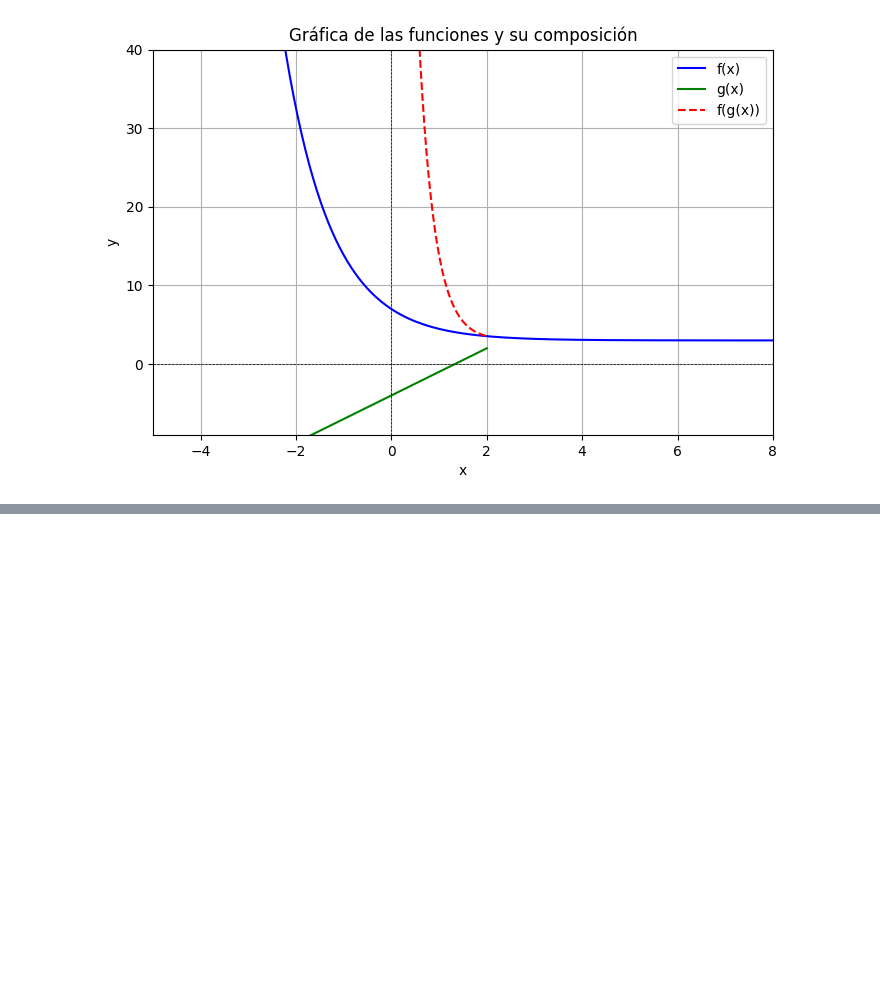
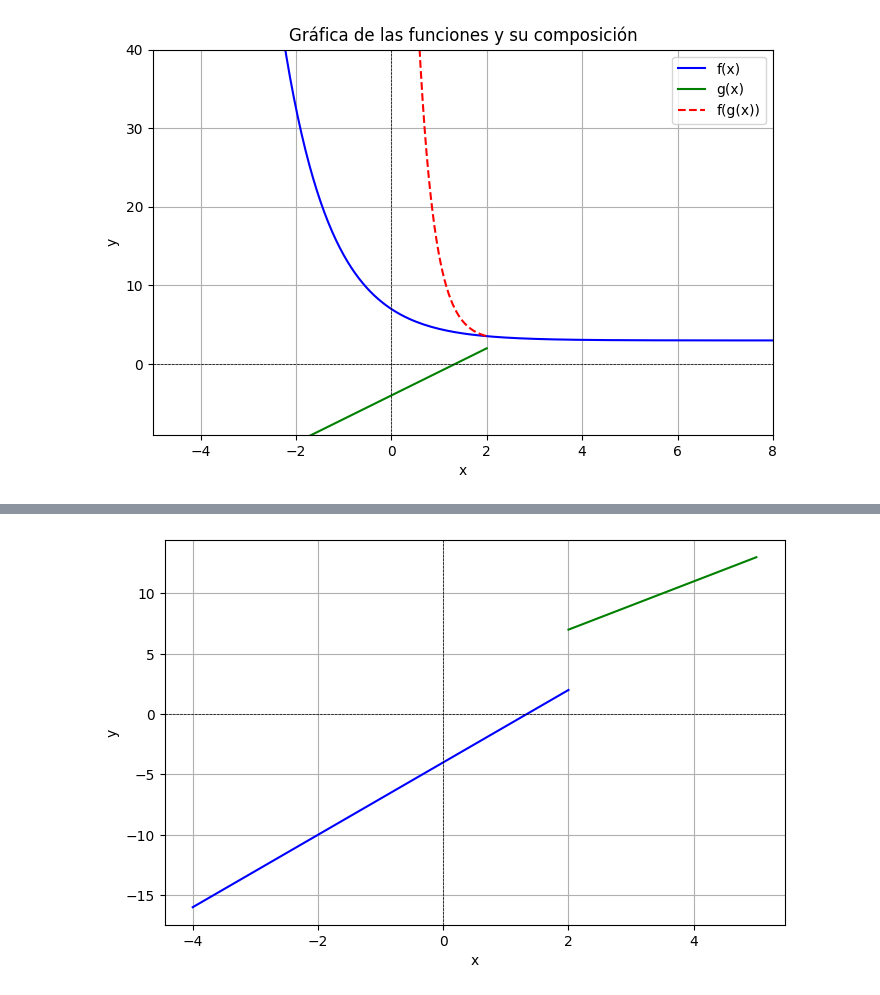
Before and after one commit to jarsmp37/progavan, a Jupyter notebook: gráficas_cálculo.ipynb, the cells around one changed output, grey strips where cells are left out. Saved outputs shown, nothing was run; the diff lists cells and outputs as text; code cells hidden in the pictures; blank space fills up the shorter version.

```diff
--- a/gráficas_cálculo.ipynb
+++ b/gráficas_cálculo.ipynb
@@ -149,0 +239,30 @@ plt.show()
+# %%
+import numpy as np
+import matplotlib.pyplot as plt
+def funcion1(x):
+    return (3*x)-4
+def funcion2(x):
+    return (2*x)+3
+
+x1 = np.linspace(-4, 2, 500)
+x2 = np.linspace(2, 5, 500)
+
+y1 = funcion1(x1)
+y2 = funcion2(x2)
+
+
+plt.figure(figsize=(8, 5))
+plt.plot(x1, y1, label="f(x)", color='blue')
+plt.plot(x2, y2, label="g(x)", color='green')
+
+
+plt.axhline(0, color="black", linewidth=0.5, linestyle="--")
+plt.axvline(0, color="black", linewidth=0.5, linestyle="--")
+plt.xlabel("x")
+plt.ylabel("y")
+plt.grid(True)
+#plt.ylim(-9,125)
+#plt.xlim(-5,8)
+plt.show()
+# %% [output]
+[figure, added]
```
Also changed, not shown: parts of 5 cells of this notebook, 26 other files.
